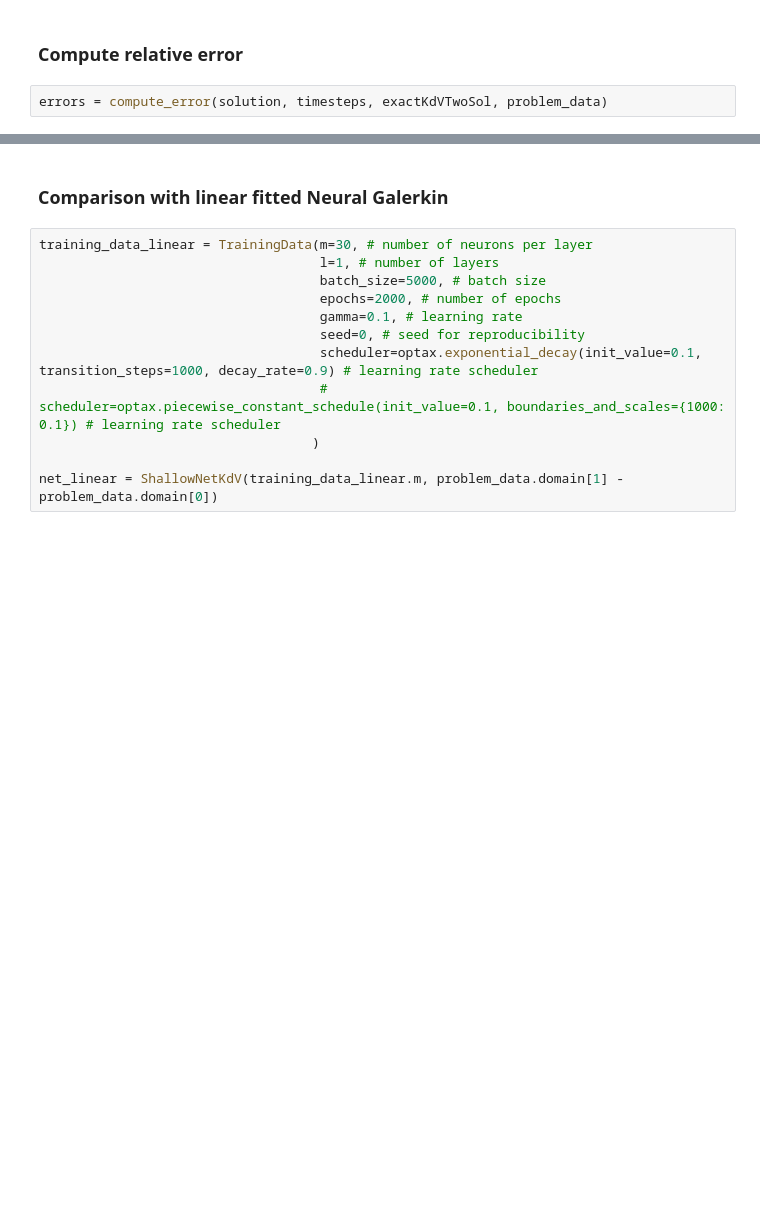
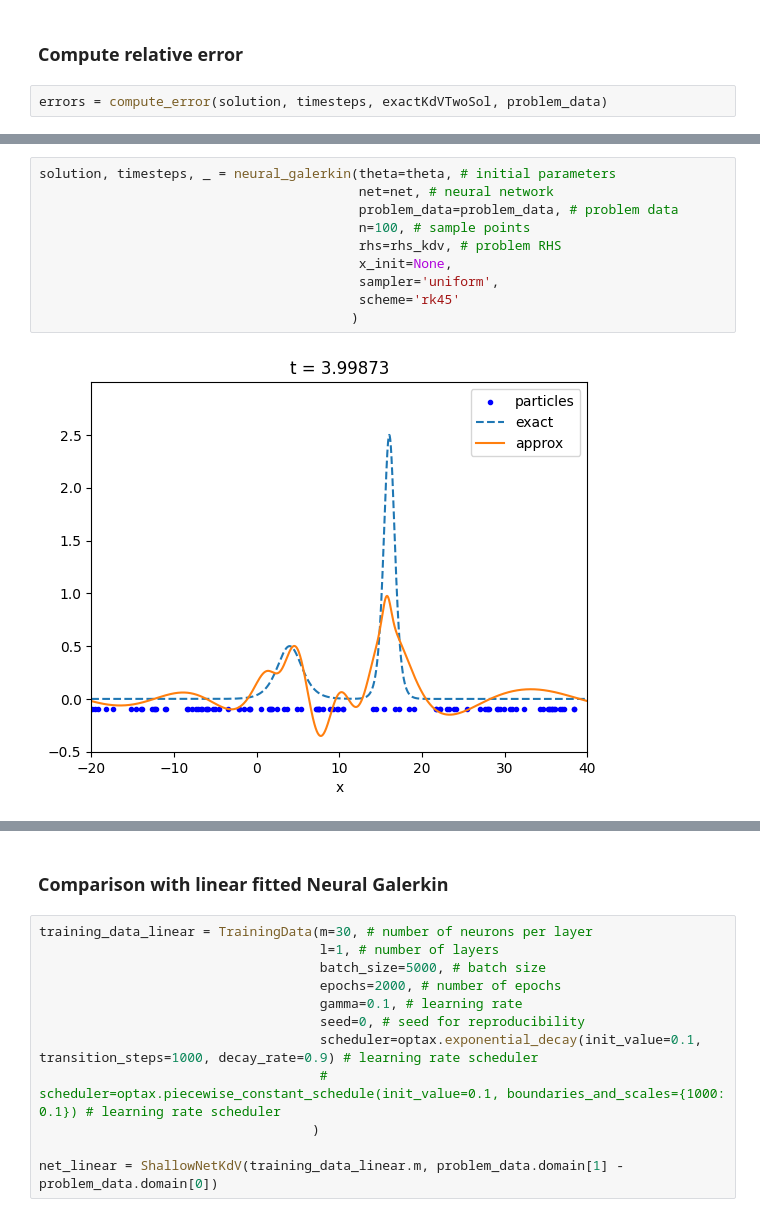
Before and after one commit to FraBet29/Neural_Galerkin, a Jupyter notebook: KdV.ipynb, the cells around one changed output, grey strips where cells are left out. Drawn from its saved outputs; the diff is of its cells as text; blank space fills up the shorter version.

```diff
--- a/KdV.ipynb
+++ b/KdV.ipynb
@@ -171,0 +193,12 @@ plot_error(errors, timesteps, 'Relative L2 error for NG')
+# %%
+solution, timesteps, _ = neural_galerkin(theta=theta, # initial parameters
+                                         net=net, # neural network
+                                         problem_data=problem_data, # problem data
+                                         n=100, # sample points
+                                         rhs=rhs_kdv, # problem RHS
+                                         x_init=None,
+                                         sampler='uniform',
+                                         scheme='rk45'
+                                        )
+# %% [output]
+[figure, added]
```
Also changed, not shown: parts of 36 cells of this notebook, 46 other files.
